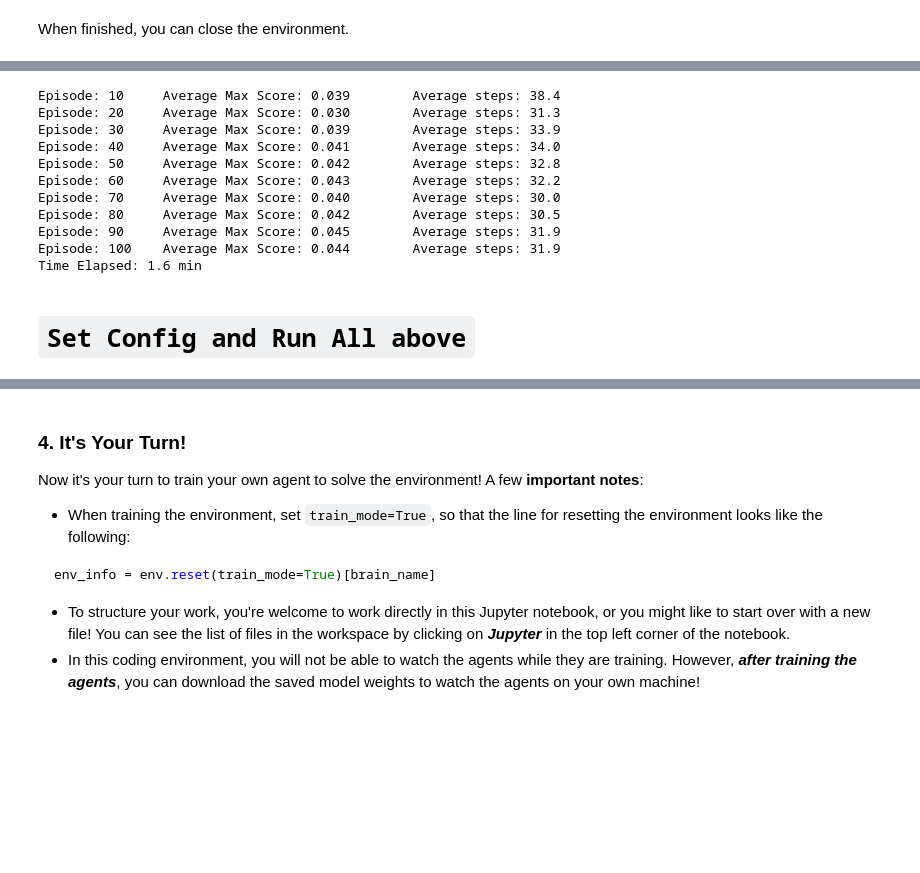
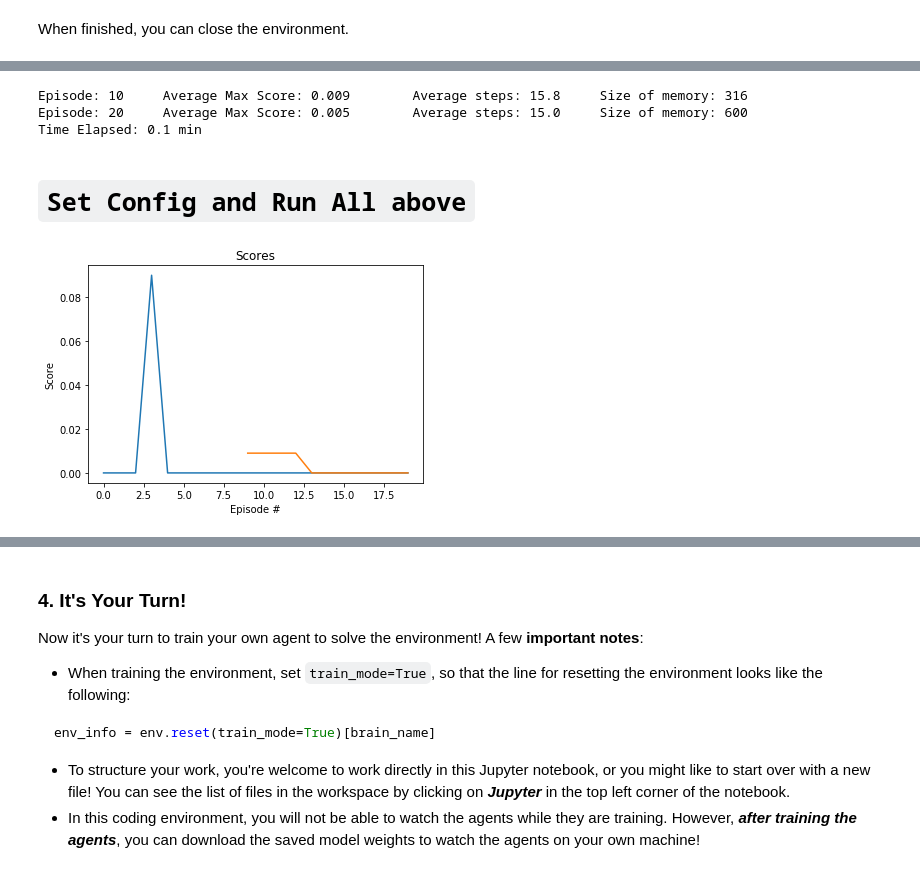
Before and after one commit to jeff-daniels/Udacity-Deep-Reinforcement-Learning-Nanodegree, a Jupyter notebook: Project 3: Collaboration and Competition/Tennis.ipynb, the cells around one changed output, grey strips where cells are left out. Saved outputs shown, nothing was run; the diff lists cells and outputs as text; code cells hidden in the pictures; blank space fills up the shorter version.

Commit message:
implement ddpg agent

```diff
--- a/Project 3: Collaboration and Competition/Tennis.ipynb
+++ b/Project 3: Collaboration and Competition/Tennis.ipynb
@@ -331,67 +125,0 @@ def run_steps(agent):
-# %%
-def ppo_continuous(**kwargs):
-    kwargs.setdefault('log_level', 0)
-    config = Config()
-    config.merge(kwargs)
-    config.environment = env
-    config.brain_name = brain_name
-    config.state_dim = state_size
-    config.action_dim = action_size
-    config.num_agents = num_agents
-
-    # Hyperparameters
-    config.network_fn = lambda: GaussianActorCriticNet(
-        config.state_dim, config.action_dim,
-        actor_body=FCBody(config.state_dim, hidden_units=(128, 128), gate=torch.tanh),
-        critic_body=FCBody(config.state_dim, hidden_units=(128, 128), gate=torch.tanh))
-    config.actor_opt_fn = lambda params: torch.optim.Adam(params, 3e-4)
-    config.critic_opt_fn = lambda params: torch.optim.Adam(params, 1e-3)
-    config.discount = 0.99
-    config.use_gae = True
-    config.gae_tau = 0.95
-    config.gradient_clip = 0.5
-    config.rollout_length = 256
-    config.optimization_epochs = 10
-    config.mini_batch_size = 32
-    config.ppo_ratio_clip = 0.2
-    config.log_interval = 2048
-    config.max_steps = int(1e4)
-    config.target_kl = 0.01
-    config.state_normalizer = MeanStdNormalizer()
-
-    # Environment solving criteria
-    config.scores_window_len = 100
-    config.target_score = 0.5
-
-    # Training Parameters
-    config.max_episodes = 20
-    config.print_interval = 10
-    config.save_interval = 100
-    config.load_checkpoint = False
-    config.load_checkpoint_path = f'checkpoint-{10}.tar'
-    ppo_agent = PPOAgent(config)
-    agent, scores_per_episode, steps_per_episode = run_steps(ppo_agent)
-    return agent, scores_per_episode, steps_per_episode
-
-
-
-#!----------------TRAINING BELOW-------------------!#
-'''
-active_session() disallows workspace slumbering
-https://github.com/udacity/workspaces-student-support/tree/master/jupyter
-'''
-
-with active_session():
-    agent, scores_per_episode, steps_per_episode = ppo_continuous()
-# %% [output]
-Episode: 10     Average Max Score: 0.039        Average steps: 38.4
-Episode: 20     Average Max Score: 0.030        Average steps: 31.3
-Episode: 30     Average Max Score: 0.039        Average steps: 33.9
-Episode: 40     Average Max Score: 0.041        Average steps: 34.0
-Episode: 50     Average Max Score: 0.042        Average steps: 32.8
-Episode: 60     Average Max Score: 0.043        Average steps: 32.2
-Episode: 70     Average Max Score: 0.040        Average steps: 30.0
-Episode: 80     Average Max Score: 0.042        Average steps: 30.5
-Episode: 90     Average Max Score: 0.045        Average steps: 31.9
-Episode: 100    Average Max Score: 0.044        Average steps: 31.9
-Time Elapsed: 1.6 min
@@ -398,2 +215,15 @@ Time Elapsed: 1.6 min
+# %%
+with active_session():
+    scores, steps = run_steps(max_episodes=20, max_steps=10000, scores_window_len=100, target_score = 0.5,
+                              print_interval=10, save_interval=10,
+                              resume_training=False, load_checkpoint_path=f'checkpoint-{10}.tar')
+# %% [output]
+Episode: 10     Average Max Score: 0.009        Average steps: 15.8     Size of memory: 316
+Episode: 20     Average Max Score: 0.005        Average steps: 15.0     Size of memory: 600
+Time Elapsed: 0.1 min
 # %% [markdown]
 # `Set Config and Run All above`
+# %%
+plot_scores([max(score) for score in scores], rolling_window=10, title = 'Scores')
+# %% [output]
+[figure, added]
```
Also changed, not shown: parts of 13 cells of this notebook, 3 other files.
